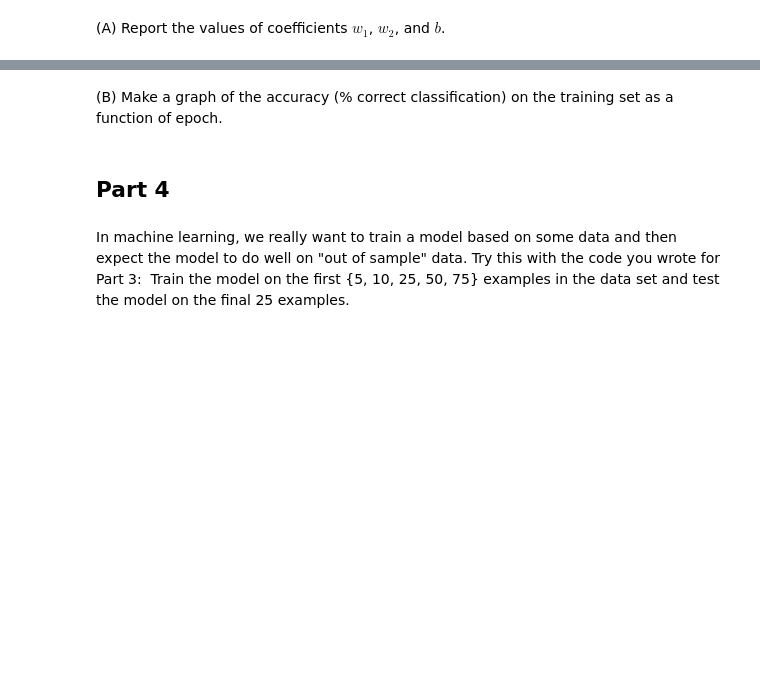
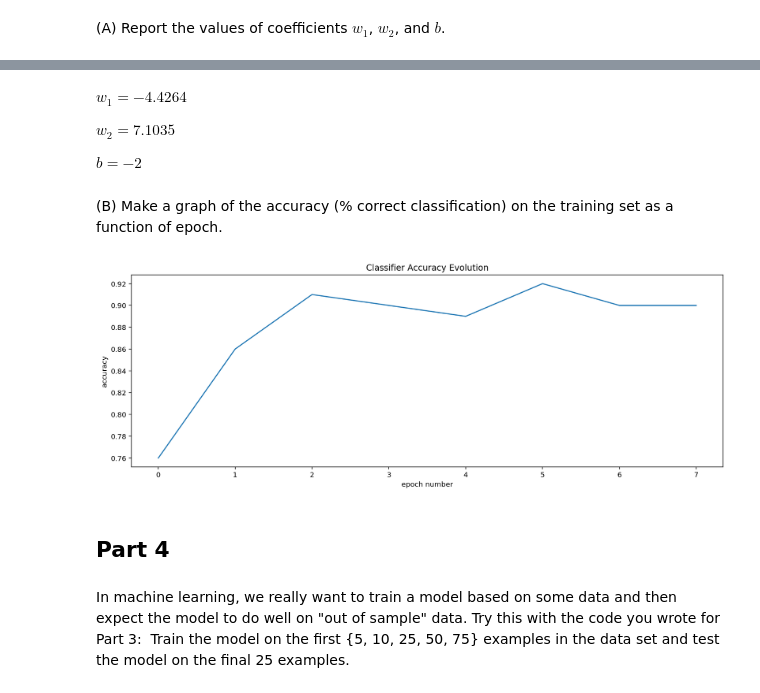
Before and after one commit to nicholasRenninger/DeepLearning_with_Ralphie, a Jupyter notebook: HW/HW 1/2020 assignment_1_Renninger.ipynb, the cells around one changed output, grey strips where cells are left out. Drawn from its saved outputs; the diff is of its cells as text; code cells hidden in the pictures; blank space fills up the shorter version.

```diff
--- a/HW/HW 1/2020 assignment_1_Renninger.ipynb
+++ b/HW/HW 1/2020 assignment_1_Renninger.ipynb
@@ -160,7 +160,7 @@ plot_regression_performance(predictor_indices, targets, regressed_targets)
 # %% [markdown]
 Here we investigate the loss term as a function of each predictor. It is as expected, with the loss generally being quite low, except for some outliers that don't fit the linear model well.
 # %%
-def plot_loss(indices, lossData, xlabel, **kwargs):
+def plot_loss(indices, lossData, xlabel, ylabel, **kwargs):
 
     plt.figure()
 
@@ -170,15 +170,20 @@ def plot_loss(indices, lossData, xlabel, **kwargs):
     for loss in lossData:
         plt.plot(indices, loss, '-')
 
-    plt.title('Linear Regression MSE Loss')
+    if 'title' in kwargs:
+        plt.title(kwargs['title'])
+    else:
+        plt.title('Linear Regression MSE Loss')
     plt.xlabel(xlabel);
-    plt.ylabel(r'MSE Loss');
+    plt.ylabel(ylabel);
 
     if 'legendStrings' in kwargs:
         plt.legend(kwargs['legendStrings'])
 
 loss = computePointwiseQuadraticLoss(targets, regressed_targets)
-plot_loss(predictor_indices, [loss], xlabel='predictor sample index')
+plot_loss(predictor_indices, [loss],
+          xlabel='predictor sample index',
+          ylabel='MSE Loss')
 # %% [output]
 [figure]
 # %% [markdown]
@@ -611,5 +662,19 @@ SyntaxError: invalid syntax (<ipython-input-360-a4adef7ca758>, line 21)
+# %% [markdown]
+$w_1 = -4.4264$
+
+$w_2 = 7.1035$
+
+$b = -2$
 # %% [markdown]
 (B) Make a graph of the accuracy (% correct classification) on the training set as a function of epoch.
+# %%
+test_epoch_indices = range(0, len(accuracyPerEpoch))
+plot_loss(test_epoch_indices, [accuracyPerEpoch],
+          xlabel='epoch number',
+          ylabel='accuracy',
+          title='Classifier Accuracy Evolution')
+# %% [output]
+[figure, added]
 # %% [markdown]
 ## Part 4
 # %% [markdown]
```
Also changed, not shown: parts of 7 cells of this notebook.
